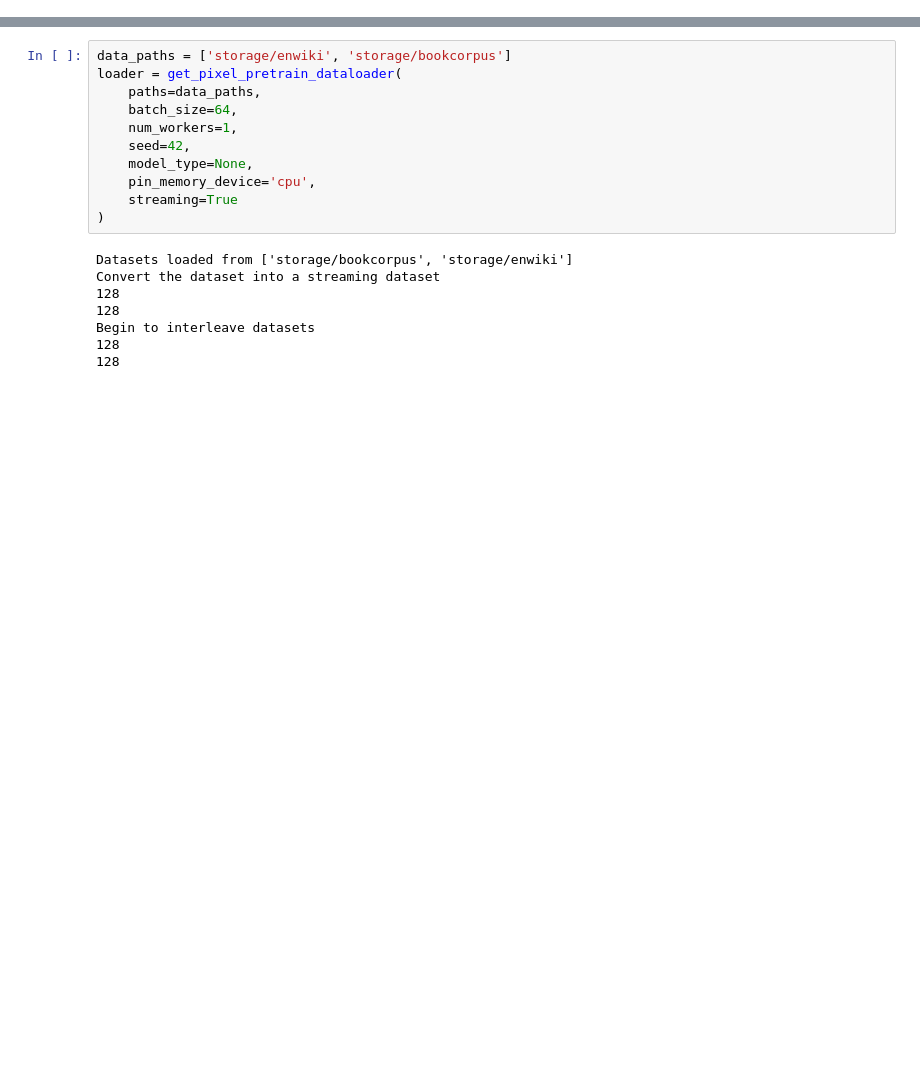
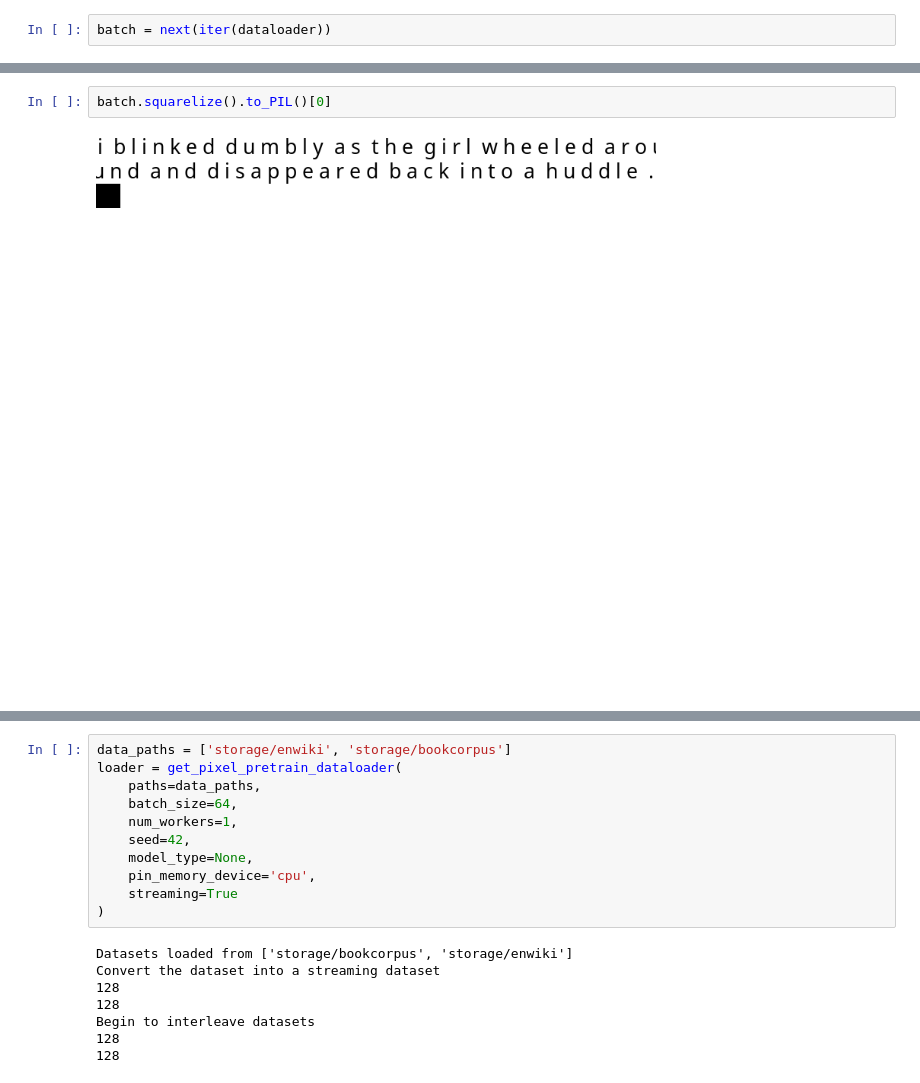
Before and after one commit to april-tools/pixar, a Jupyter notebook: parallel_render.ipynb, the cells around one changed output, grey strips where cells are left out. Saved outputs shown, nothing was run; the diff lists cells and outputs as text; blank space fills up the shorter version.

```diff
--- a/parallel_render.ipynb
+++ b/parallel_render.ipynb
@@ -16,0 +99,2 @@ _ = init_render(rconfig)
+# %%
+batch = next(iter(dataloader))
@@ -17 +118,5 @@ _ = init_render(rconfig)
+# %%
+batch.squarelize().to_PIL()[0]
+# %% [output]
+[figure, added]
 # %%
```
Also changed, not shown: parts of 35 cells of this notebook, 9 other files.
